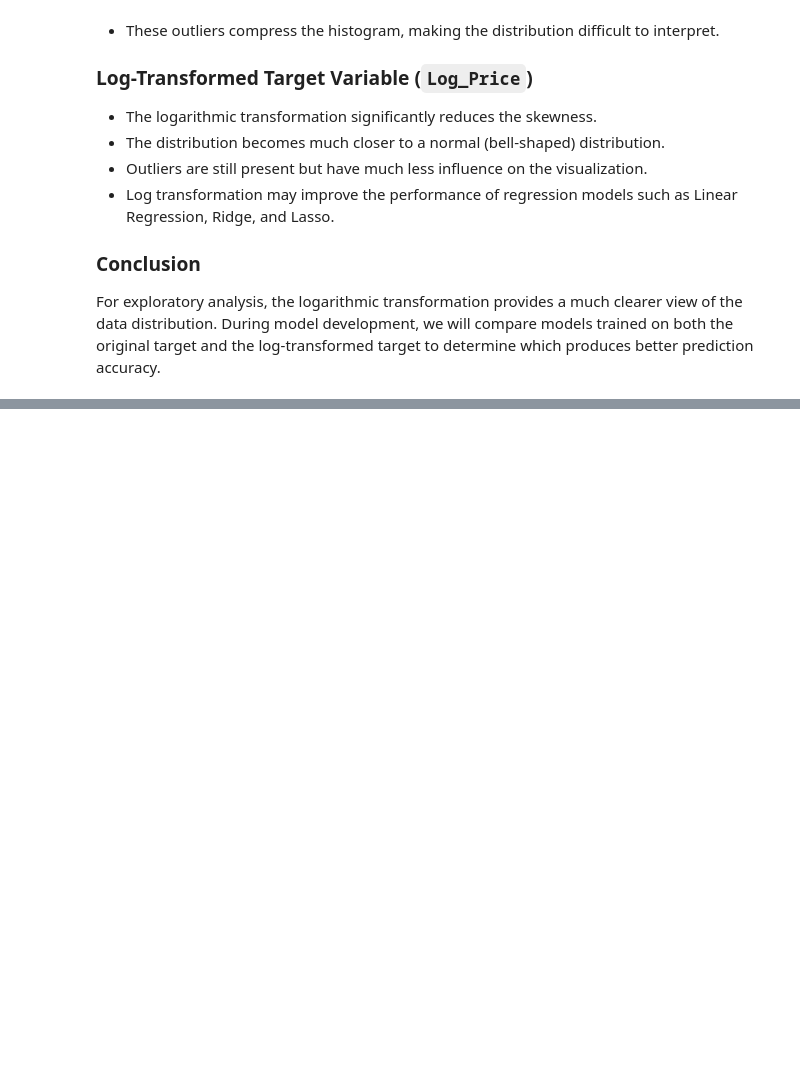
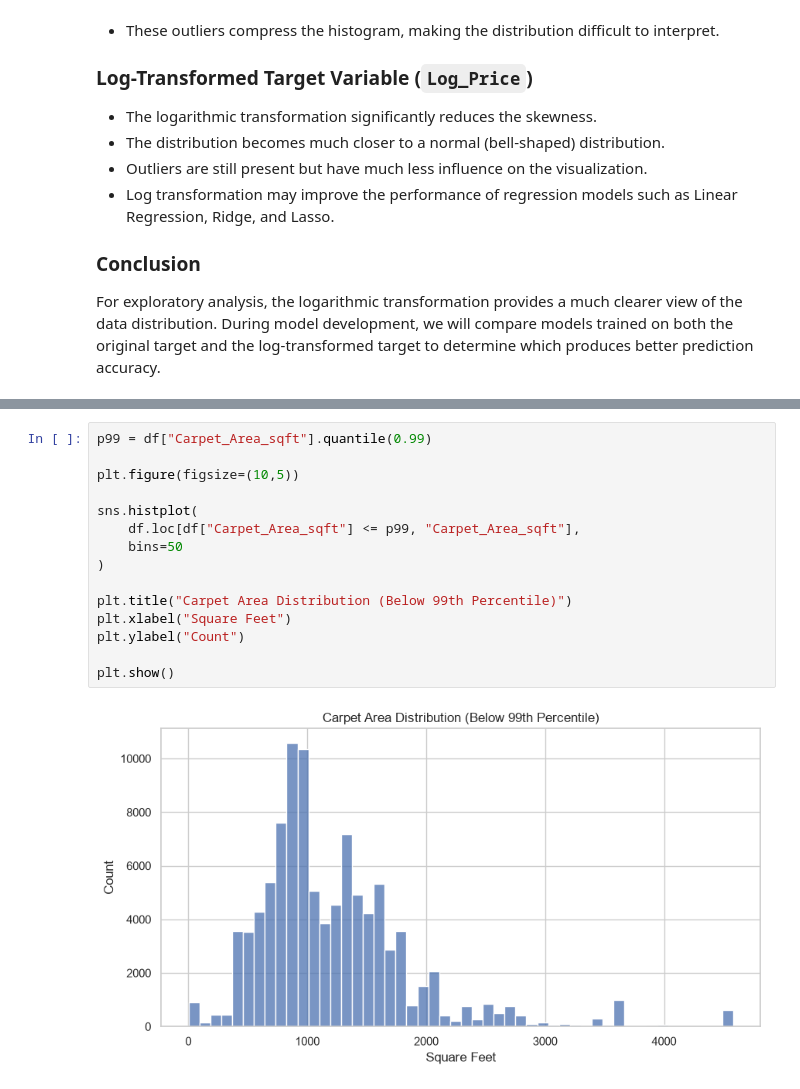
Before and after one commit to Andrew492-a/House-Price-Prediction-, a Jupyter notebook: notebooks/house_price_prediction.ipynb, the cells around one changed output, grey strips where cells are left out. Cells and saved outputs as stored; diff of their text form; blank space fills up the shorter version.

```diff
--- a/notebooks/house_price_prediction.ipynb
+++ b/notebooks/house_price_prediction.ipynb
@@ -487,0 +715,17 @@ For exploratory analysis, the logarithmic transformation provides a much clearer
+# %%
+p99 = df["Carpet_Area_sqft"].quantile(0.99)
+
+plt.figure(figsize=(10,5))
+
+sns.histplot(
+    df.loc[df["Carpet_Area_sqft"] <= p99, "Carpet_Area_sqft"],
+    bins=50
+)
+
+plt.title("Carpet Area Distribution (Below 99th Percentile)")
+plt.xlabel("Square Feet")
+plt.ylabel("Count")
+
+plt.show()
+# %% [output]
+[figure, added]
```
Also changed, not shown: parts of 78 cells of this notebook.
